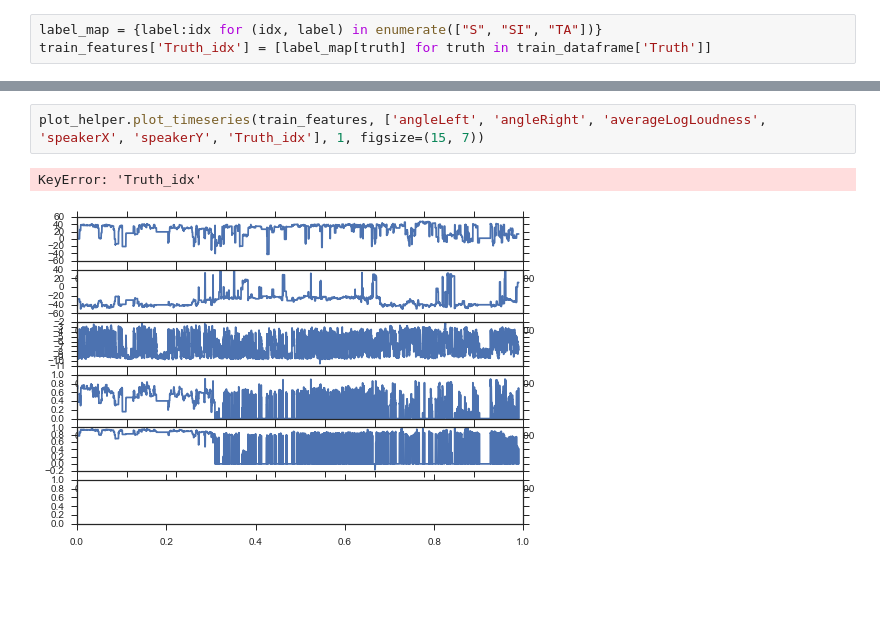
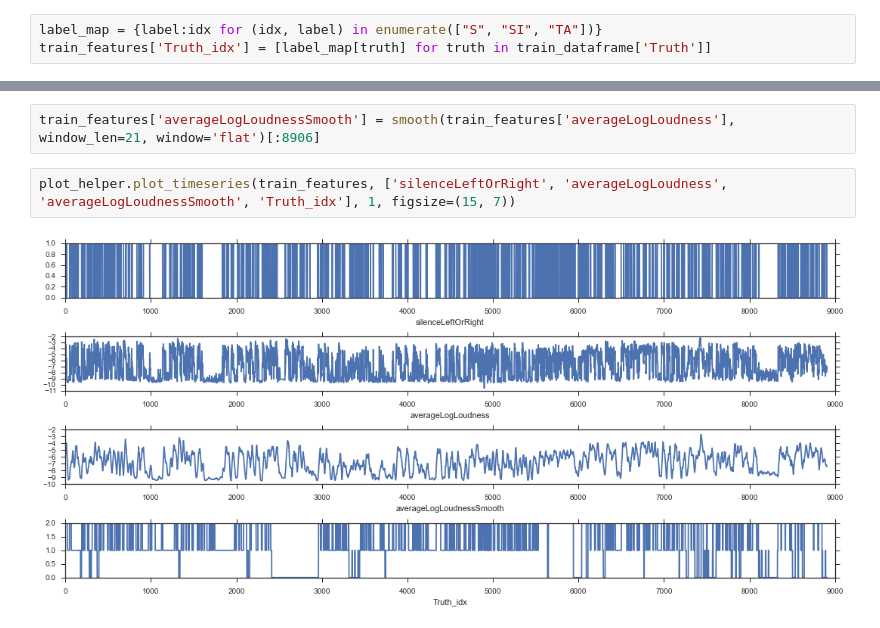
Before and after one commit to julenka/kinecture, a Jupyter notebook: 01-data_exploration.ipynb, the cells around one changed output, grey strips where cells are left out. Cells and saved outputs as stored; diff of their text form; blank space fills up the shorter version.

Commit message:
trying to smooth loudness

```diff
--- a/01-data_exploration.ipynb
+++ b/01-data_exploration.ipynb
@@ -169,5 +220,6 @@ plot_helper.plot_timeseries(train_features, train_features.columns, 1)
+# %%
+train_features['averageLogLoudnessSmooth'] = smooth(train_features['averageLogLoudness'], window_len=21, window='flat')[:8906]
 # %%
-plot_helper.plot_timeseries(train_features, ['angleLeft', 'angleRight', 'averageLogLoudness', 'speakerX', 'speakerY', 'Truth_idx'], 1, figsize=(15, 7))
+plot_helper.plot_timeseries(train_features, ['silenceLeftOrRight', 'averageLogLoudness', 'averageLogLoudnessSmooth', 'Truth_idx'], 1, figsize=(15, 7))
 # %% [output]
-KeyError: 'Truth_idx'
-[figure, old version]
+[figure, new version]
```
Also changed, not shown: parts of 8 cells of this notebook.
